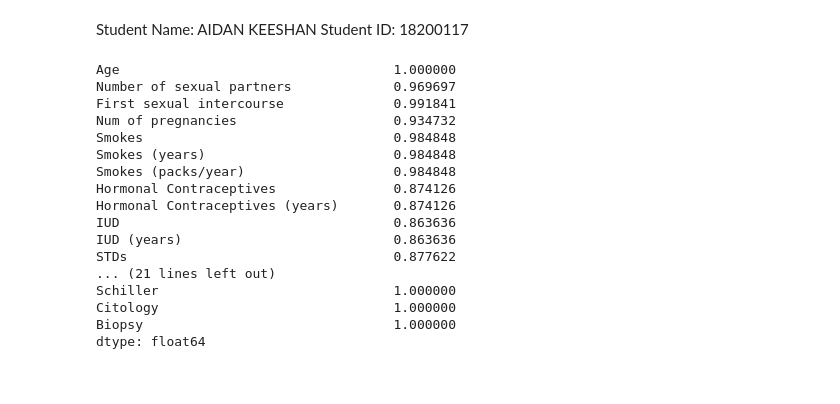
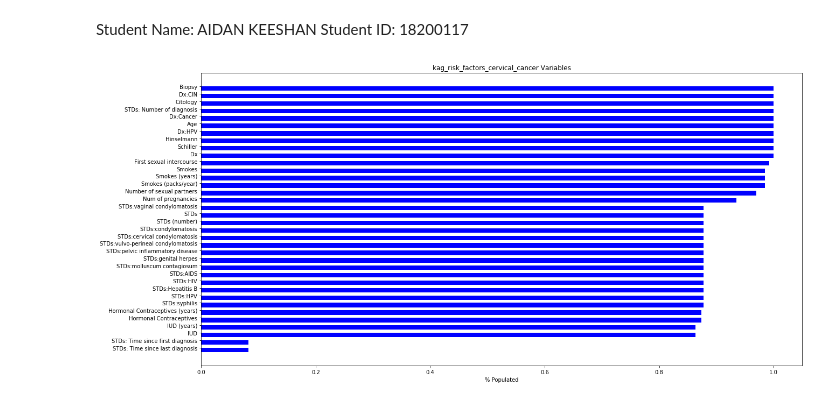
Before and after one commit to vipulpopat/MSCAI_CE4021_Project, a Jupyter notebook: Etivity_18200117.ipynb, the cells around one changed output. Drawn from its saved outputs; the diff is of its cells as text; code cells hidden in the pictures.

```diff
--- a/Etivity_18200117.ipynb
+++ b/Etivity_18200117.ipynb
@@ -5,26 +5,26 @@ Student ID:	18200117
 import numpy as np
 import pandas as pd
 import matplotlib.pyplot as plt
+plt.rcParams["figure.figsize"] = (20,10)
+from matplotlib.colors import LogNorm
 
-df = pd.read_csv('data/kag_risk_factors_cervical_cancer.csv', na_values = ['?'])
+rfcc = pd.read_csv('data/kag_risk_factors_cervical_cancer.csv', na_values = ['?'])
-# %%
-summary = (len(df) - df.isnull().sum())/len(df)
-summary
-# %% [output]
-Age                                   1.000000
-Number of sexual partners             0.969697
-First sexual intercourse              0.991841
-Num of pregnancies                    0.934732
-Smokes                                0.984848
-Smokes (years)                        0.984848
-Smokes (packs/year)                   0.984848
-Hormonal Contraceptives               0.874126
-Hormonal Contraceptives (years)       0.874126
-IUD                                   0.863636
-IUD (years)                           0.863636
-STDs                                  0.877622
-... (21 lines left out)
-Schiller                              1.000000
-Citology                              1.000000
-Biopsy                                1.000000
-dtype: float64
+# %%
+def summary_df(df,title='Data Varaible'):
+    summary = (len(df) - df.isnull().sum())/len(df)
+    summary = pd.DataFrame({'VARNAME' : summary.index.values, 'VARNULLPER': summary.reset_index(drop=True)}).sort_values(by=['VARNULLPER'])
+    fig, ax = plt.subplots()
+    width = 0.6 # the width of the bars
+    ind = np.arange(len(summary))  # the x locations for the groups
+    ax.barh(ind, summary['VARNULLPER'], width, color="blue")
+    ax.set_yticks(ind+width/2)
+    ax.set_yticklabels(summary['VARNAME'], minor=False)
+    plt.title(title)
+    plt.xlabel('% Populated')
+
+    plt.show()
+    return summary
+
+rfcc_summary = summary_df(rfcc,'kag_risk_factors_cervical_cancer Variables')
+# %% [output]
+[figure, added]
```
Also changed, not shown: parts of 5 cells of this notebook.
